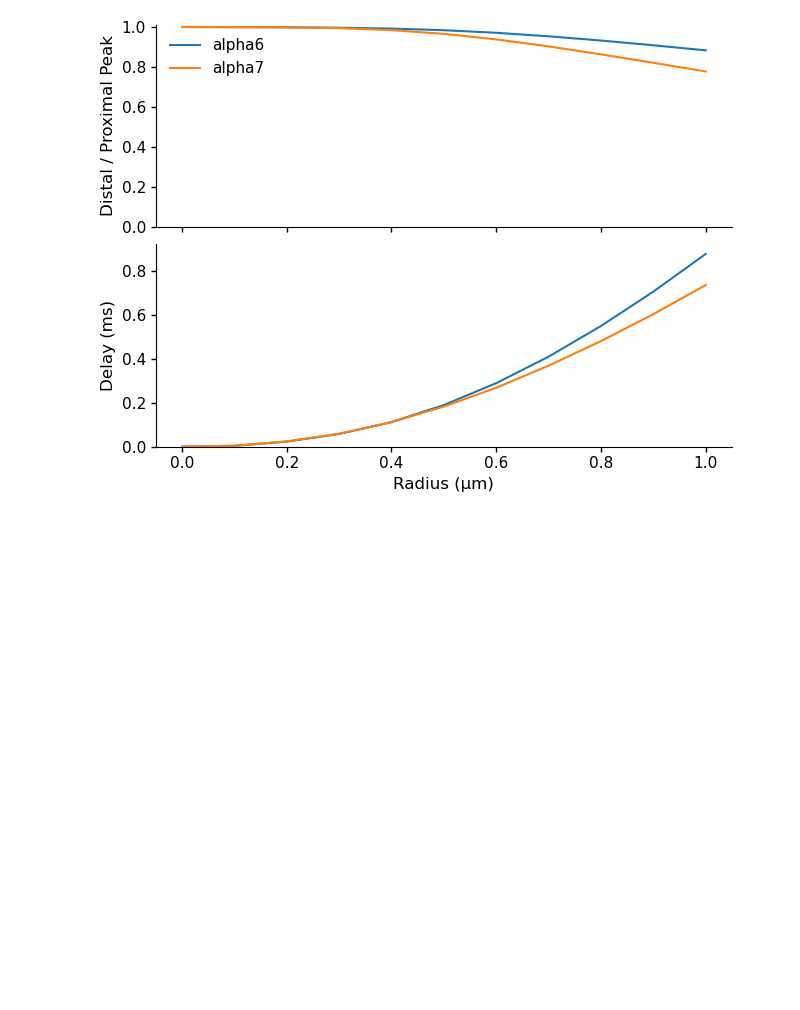
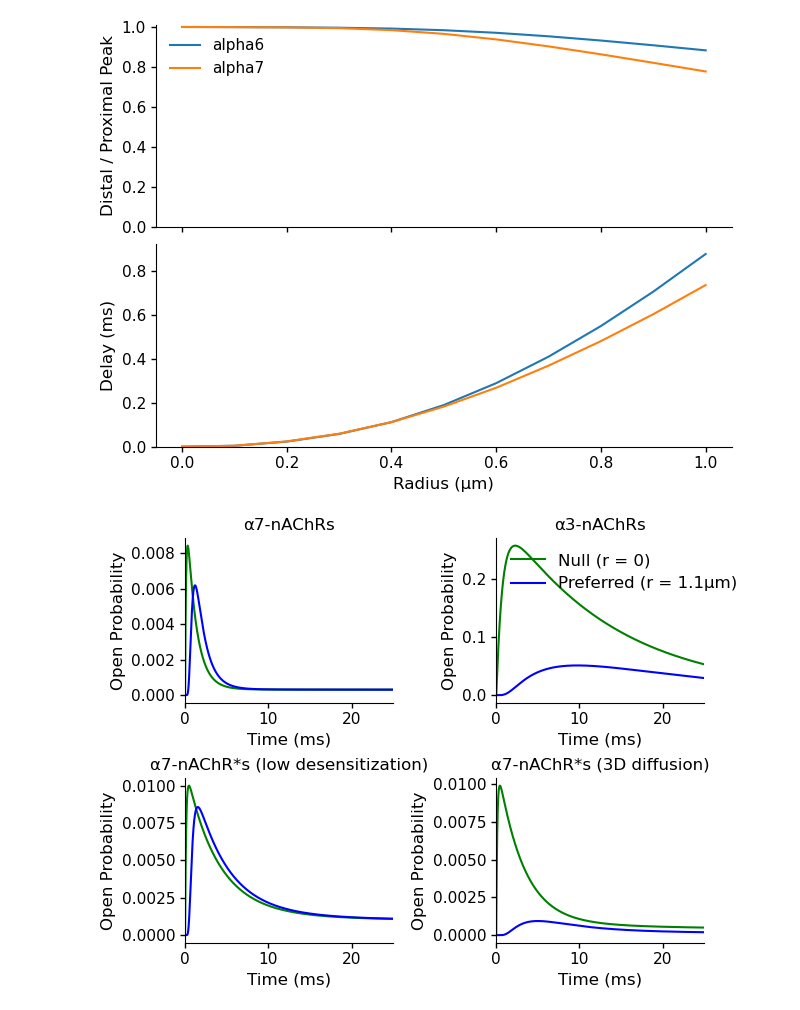
Before and after one commit to geoffder/kinetics, a Jupyter notebook: thesis_figs.ipynb, the cells around one changed output. Cells and saved outputs as stored; diff of their text form; code cells hidden in the pictures; blank space fills up the shorter version.

Commit message:
Reproduced 4 panels from paper supplement

```diff
--- a/thesis_figs.ipynb
+++ b/thesis_figs.ipynb
@@ -107,9 +107,13 @@ for ext in exts:
 a6_builder = gb.loader(gb.alpha7, desens_div=4)
 a6_prox = a6_builder(agonist_func=prox_func)
 a6_distal = a6_builder(agonist_func=distal_func)
+a6_prox3D = a6_builder(agonist_func=prox3D_func)
+a6_distal3D = a6_builder(agonist_func=distal3D_func)
 
 a6_open_prox = a6_prox.run()["A2R*"]
 a6_open_distal = a6_distal.run()["A2R*"]
+a6_open_prox3D = a6_prox3D.run()["A2R*"]
+a6_open_distal3D = a6_distal3D.run()["A2R*"]
 
 alpha6_vs_7_fig, alpha6_vs_7_ax = plt.subplots(1)
 alpha6_vs_7_ax.plot(a7_prox.time, a7_open_prox, c="C0", label="alpha7 (r = 0)")
@@ -190,3 +194,35 @@ for ext in exts:
 # %% [output]
 [figure]
 [figure]
+# %%
+alpha_quad_panel_fig, alpha_quad_panel_ax = plt.subplots(2, 2)
+alpha_quad_panel_ax[0, 0].plot(a7_prox.time, a7_open_prox, c="green", label="Null (r = 0)")
+alpha_quad_panel_ax[0, 0].plot(a7_prox.time, a7_open_distal, c="blue", label="Preferred (r = 1.1μm)")
+alpha_quad_panel_ax[0, 0].set_title("α7-nAChRs")
+alpha_quad_panel_ax[0, 1].plot(a3_prox.time, a3_open_prox, c="green", label="Null (r = 0)")
+alpha_quad_panel_ax[0, 1].plot(a3_prox.time, a3_open_distal, c="blue", label="Preferred (r = 1.1μm)")
+alpha_quad_panel_ax[0, 1].set_title("α3-nAChRs")
+alpha_quad_panel_ax[1, 0].plot(a6_prox.time, a6_open_prox, c="green", label="Null (r = 0)")
+alpha_quad_panel_ax[1, 0].plot(a6_prox.time, a6_open_distal, c="blue", label="Preferred (r = 1.1μm)")
+alpha_quad_panel_ax[1, 0].set_title("α7-nAChR*s (low desensitization)")
+alpha_quad_panel_ax[1, 1].plot(a6_prox.time, a6_open_prox3D, c="green", label="Null (r = 0)")
+alpha_quad_panel_ax[1, 1].plot(a6_prox.time, a6_open_distal3D, c="blue", label="Preferred (r = 1.1μm)")
+alpha_quad_panel_ax[1, 1].set_title("α7-nAChR*s (3D diffusion)")
+
+for row in alpha_quad_panel_ax:
+    for ax in row:
+        ax.set_xlim(0, 25)
+        ax.set_ylabel("Open Probability", fontsize=12)
+        ax.set_xlabel("Time (ms)", fontsize=12)
+
+alpha_quad_panel_ax[0, 1].legend(frameon=False, fontsize=12)
+
+clean_axes(alpha_quad_panel_ax)
+# alpha_quad_panel_fig.set_layout_engine("constrained")
+alpha_quad_panel_fig.set_layout_engine("compressed")
+# alpha_quad_panel_fig.set_layout_engine("tight")
+
+for ext in exts:
+    alpha_quad_panel_fig.savefig(os.path.join(fig_path, "alpha_quad_panel" + ext), bbox_inches="tight")
+# %% [output]
+[figure, added]
```
